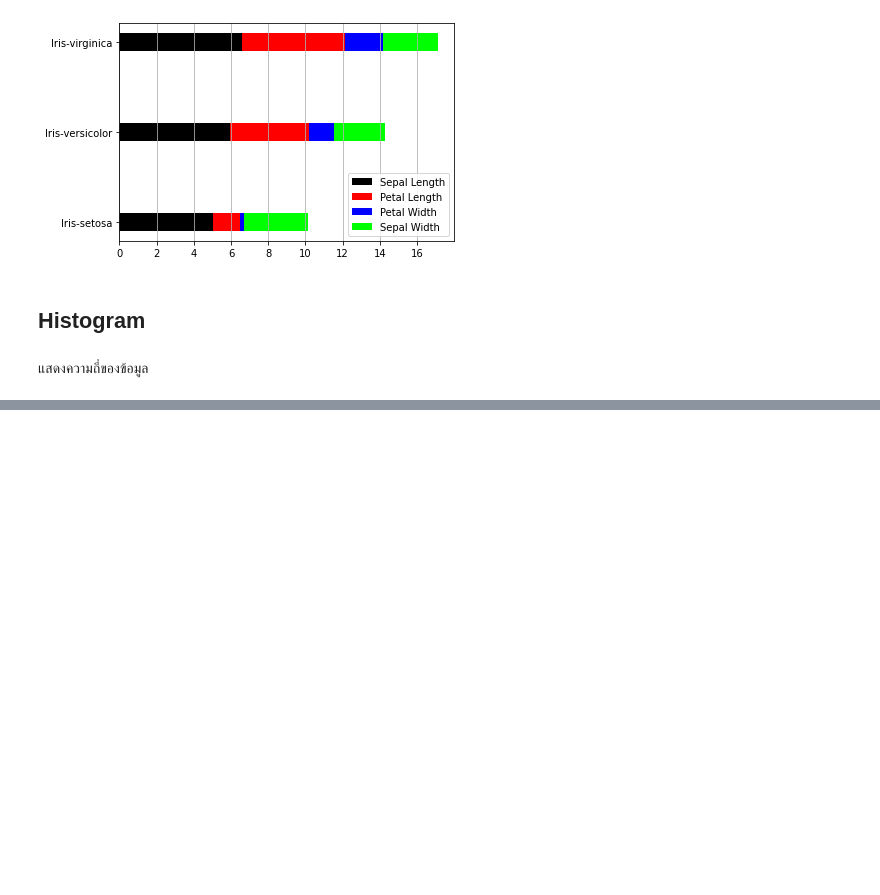
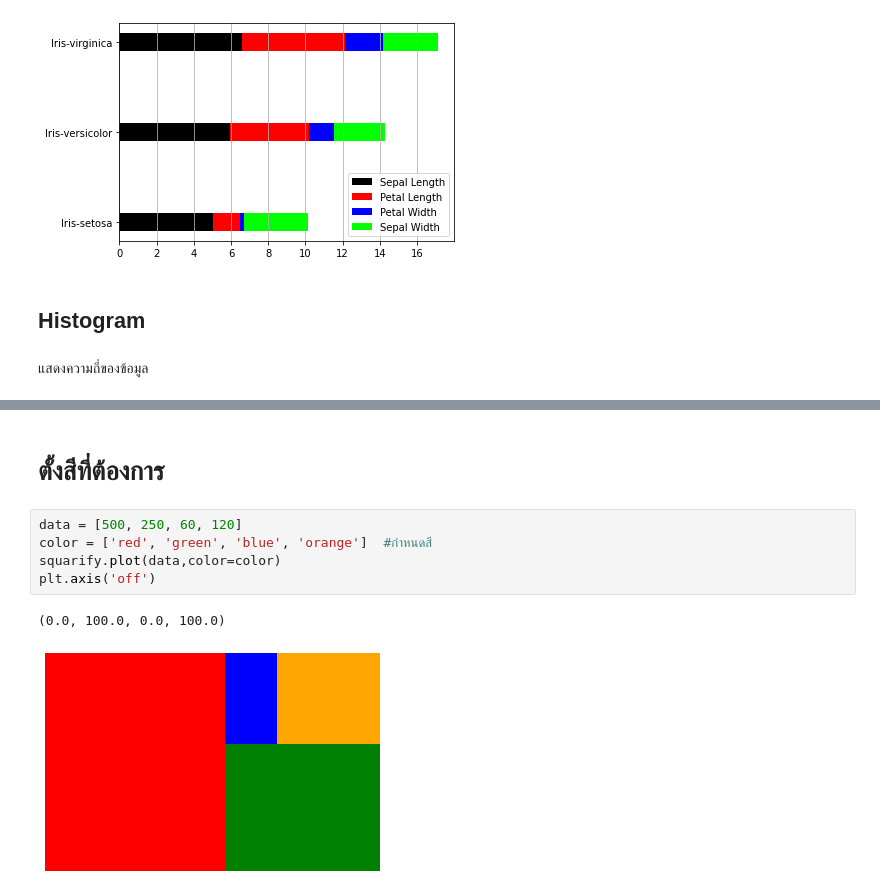
Before and after one commit to chayakonchanlun/data_viz_2022, a Jupyter notebook: DataViz04_Data_Comparison_ipynb.ipynb, the cells around one changed output, grey strips where cells are left out. Saved outputs shown, nothing was run; the diff lists cells and outputs as text; blank space fills up the shorter version.

```diff
--- a/DataViz04_Data_Comparison_ipynb.ipynb
+++ b/DataViz04_Data_Comparison_ipynb.ipynb
@@ -301,0 +355,10 @@ plt.legend();
+# %% [markdown]
+# ตั้งสีที่ต้องการ
+# %%
+data = [500, 250, 60, 120]
+color = ['red', 'green', 'blue', 'orange']  #กำหนดสี
+squarify.plot(data,color=color)
+plt.axis('off')
+# %% [output]
+(0.0, 100.0, 0.0, 100.0)
+[figure, added]
```
Also changed, not shown: parts of 47 cells of this notebook.
